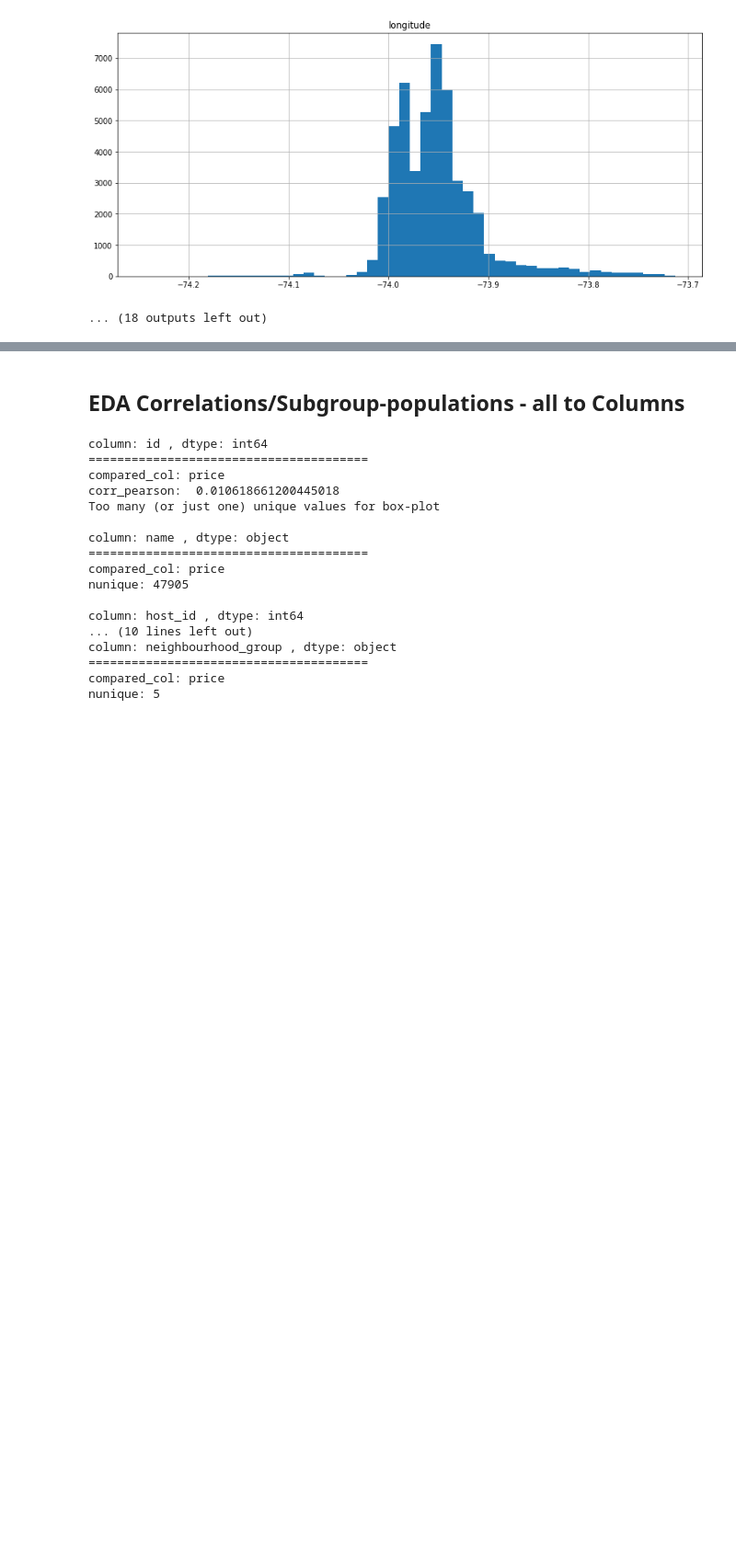
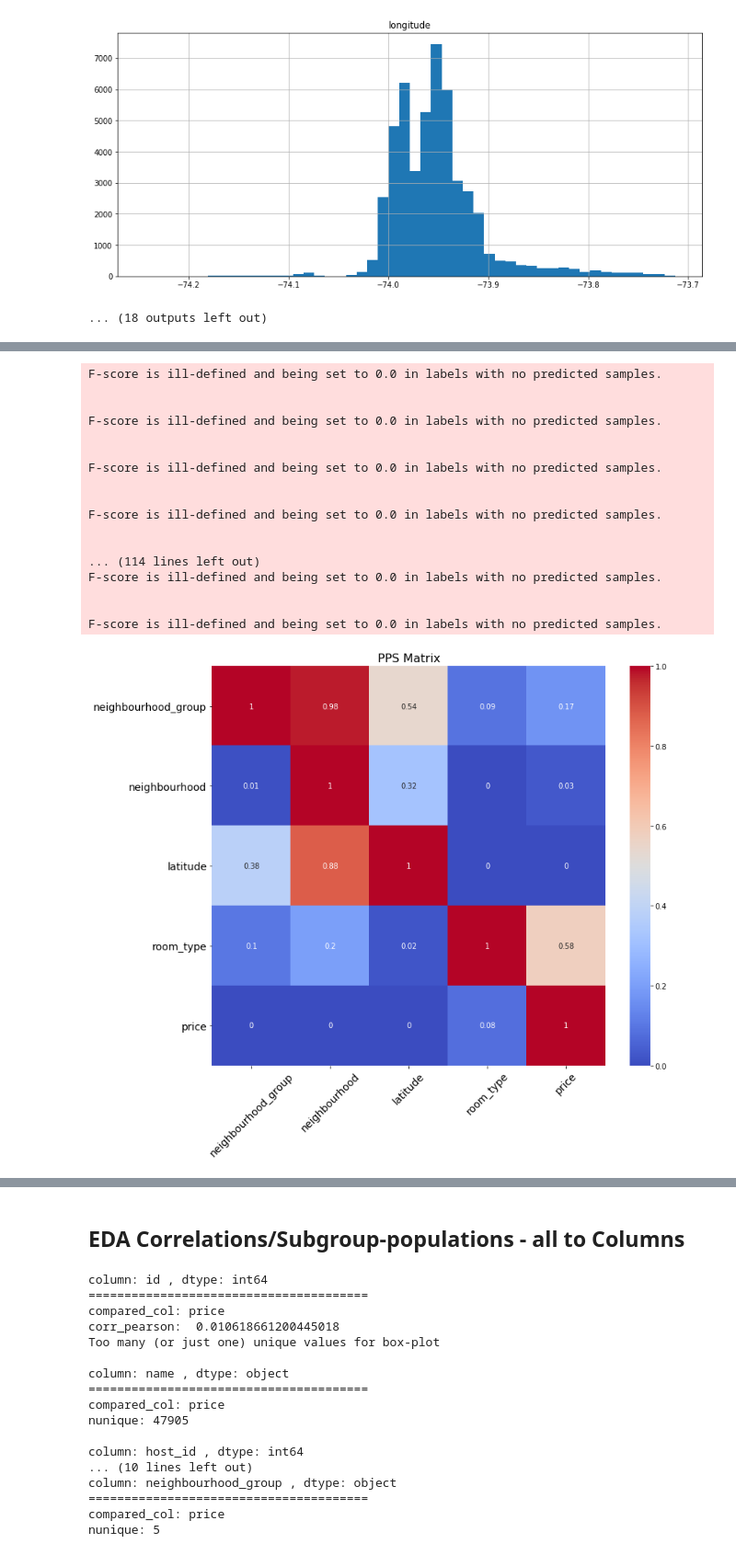
Before and after one commit to gefena/eda_utils, a Jupyter notebook: code/eda_example.ipynb, the cells around one changed output, grey strips where cells are left out. Shown at 92% size. Cells and saved outputs as stored; diff of their text form; code cells hidden in the pictures; blank space fills up the shorter version.

```diff
--- a/code/eda_example.ipynb
+++ b/code/eda_example.ipynb
@@ -210,0 +223,27 @@ top value counts:
+# %%
+# Predictive power score matrix
+import ppscore as pps
+
+cols = ['neighbourhood_group', 'neighbourhood', 'latitude','room_type', 'price']
+pps_df = pps.matrix(data[cols])
+corrMatrix = pps_df.round(2)
+eda.plot_corrmatrix(corrMatrix, "PPS Matrix")
+# %% [output]
+F-score is ill-defined and being set to 0.0 in labels with no predicted samples.
+
+
+F-score is ill-defined and being set to 0.0 in labels with no predicted samples.
+
+
+F-score is ill-defined and being set to 0.0 in labels with no predicted samples.
+
+
+F-score is ill-defined and being set to 0.0 in labels with no predicted samples.
+
+
+... (114 lines left out)
+F-score is ill-defined and being set to 0.0 in labels with no predicted samples.
+
+
+F-score is ill-defined and being set to 0.0 in labels with no predicted samples.
+[figure, added]
```
Also changed, not shown: parts of 16 cells of this notebook, 1 other file.
